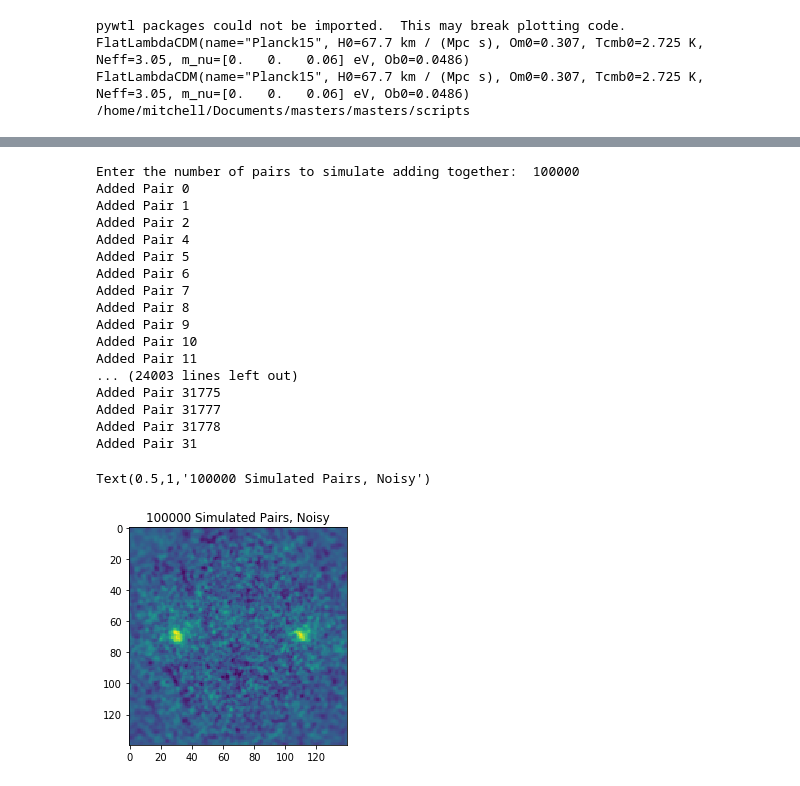
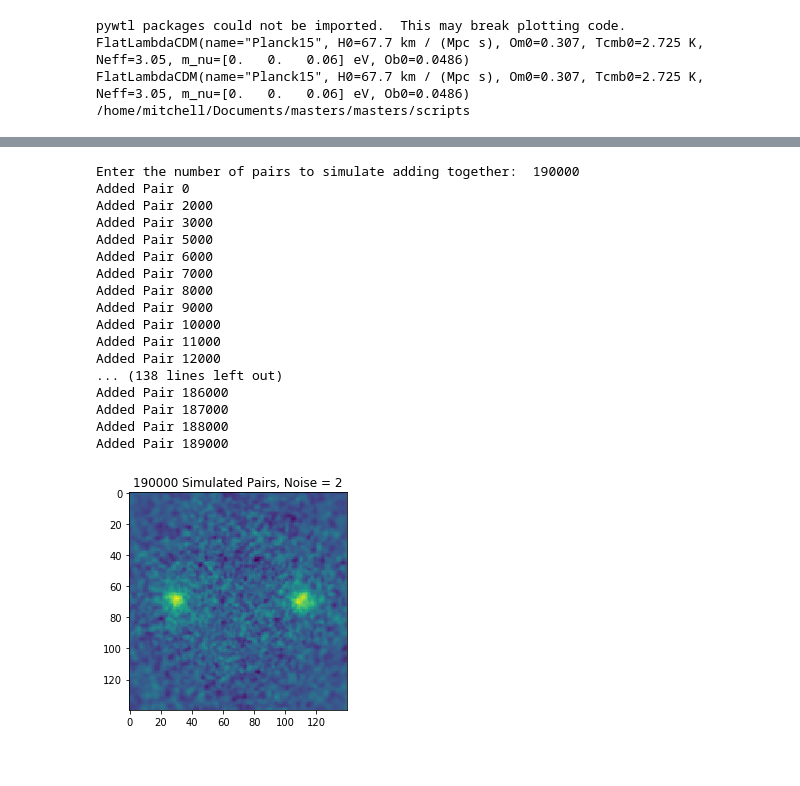
Before and after one commit to mdezylva/masters, a Jupyter notebook: Notebooks/rescaling_testing.ipynb, the cells around one changed output, grey strips where cells are left out. Cells and saved outputs as stored; diff of their text form; code cells hidden in the pictures.

```diff
--- a/Notebooks/rescaling_testing.ipynb
+++ b/Notebooks/rescaling_testing.ipynb
@@ -196,6 +203,7 @@ print(np.shape(output_2))
 # %%
 num_pairs = input("Enter the number of pairs to simulate adding together: ")
 output = np.zeros(shape = (140,140))
+gauss_noise = 2
 for i in range(num_pairs):
     array = np.zeros(shape = (size_of_array,size_of_array))
 
@@ -212,7 +220,7 @@ for i in range(num_pairs):
     array[source_loc[0]][source_loc[1]] = 1
     array[-source_loc[0]][-source_loc[1]] = 1
 
-    gauss_array = sp.ndimage.gaussian_filter(array,2) + np.random.normal(scale=2,size=np.shape(array))
+    gauss_array = sp.ndimage.gaussian_filter(array,2) + np.random.normal(scale=gauss_noise,size=np.shape(array))
 
     rot_array =  sp.ndimage.rotate(gauss_array, 90-angle, reshape=True)
 
@@ -232,30 +240,31 @@ for i in range(num_pairs):
 
     output = np.add(output,final_array)
 
-    print("Added Pair " + str(i))
+    if i%1000 == 0:
+        print("Added Pair " + str(i))
 # %% [output]
-Enter the number of pairs to simulate adding together:  100000
+Enter the number of pairs to simulate adding together:  190000
 Added Pair 0
-Added Pair 1
-Added Pair 2
-Added Pair 4
-Added Pair 5
-Added Pair 6
-Added Pair 7
-Added Pair 8
-Added Pair 9
-Added Pair 10
-Added Pair 11
-... (24003 lines left out)
-Added Pair 31775
-Added Pair 31777
-Added Pair 31778
-Added Pair 31
+Added Pair 2000
+Added Pair 3000
+Added Pair 5000
+Added Pair 6000
+Added Pair 7000
+Added Pair 8000
+Added Pair 9000
+Added Pair 10000
+Added Pair 11000
+Added Pair 12000
+... (138 lines left out)
+Added Pair 186000
+Added Pair 187000
+Added Pair 188000
+Added Pair 189000
 # %%
 plt.imshow(output)
-plt.title(str(num_pairs)+ " Simulated Pairs, Noisy")
+plt.title(str(num_pairs)+ " Simulated Pairs, Noise = " + str(gauss_noise))
+plt.savefig(str(num_pairs)+ "_simulated_pairs_noisy")
 # %% [output]
-Text(0.5,1,'100000 Simulated Pairs, Noisy')
-[figure, old version]
+[figure, new version]
 # %%
 # help(plt.savefig)
```
Also changed, not shown: parts of 19 cells of this notebook, 5 other files.
